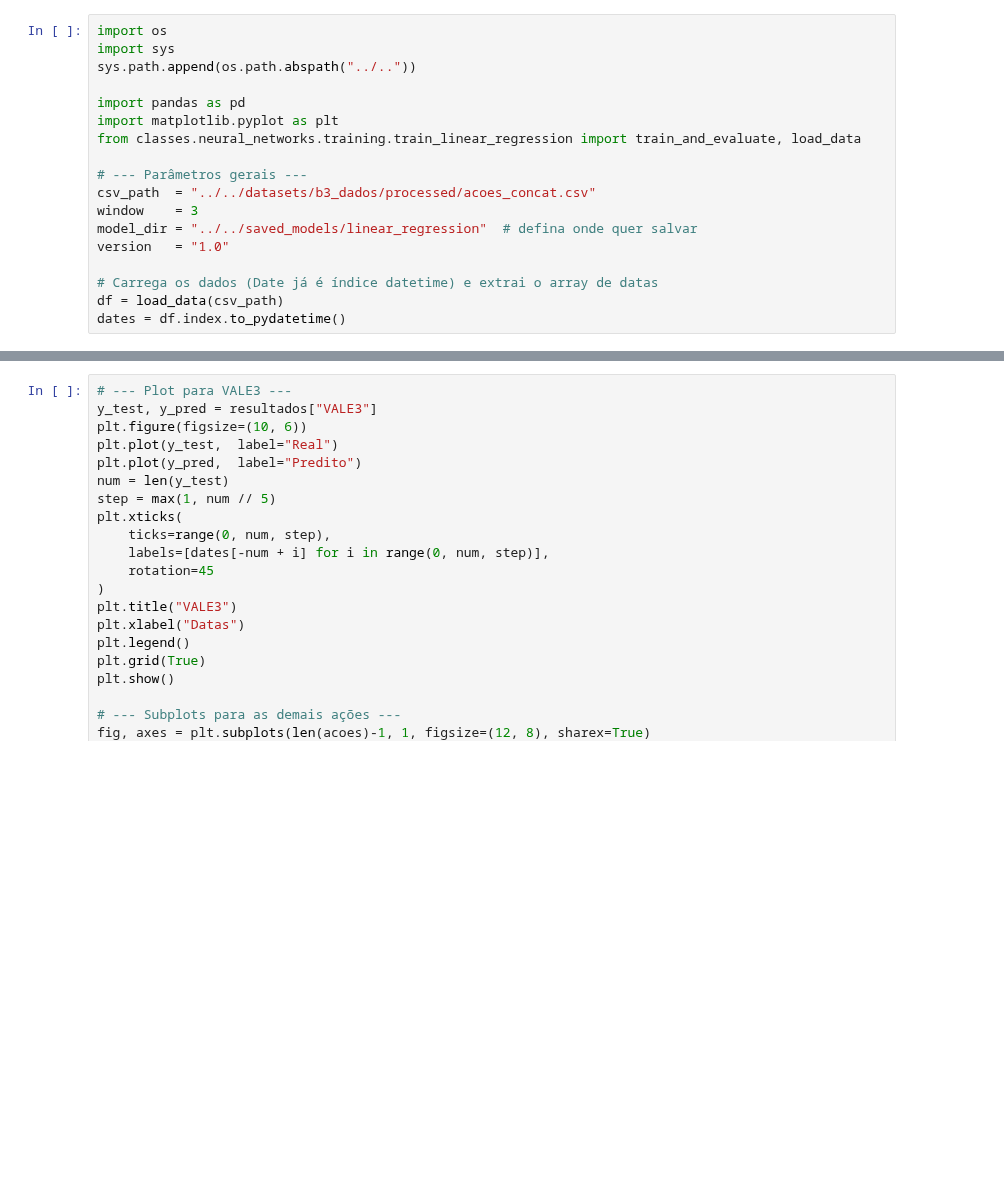
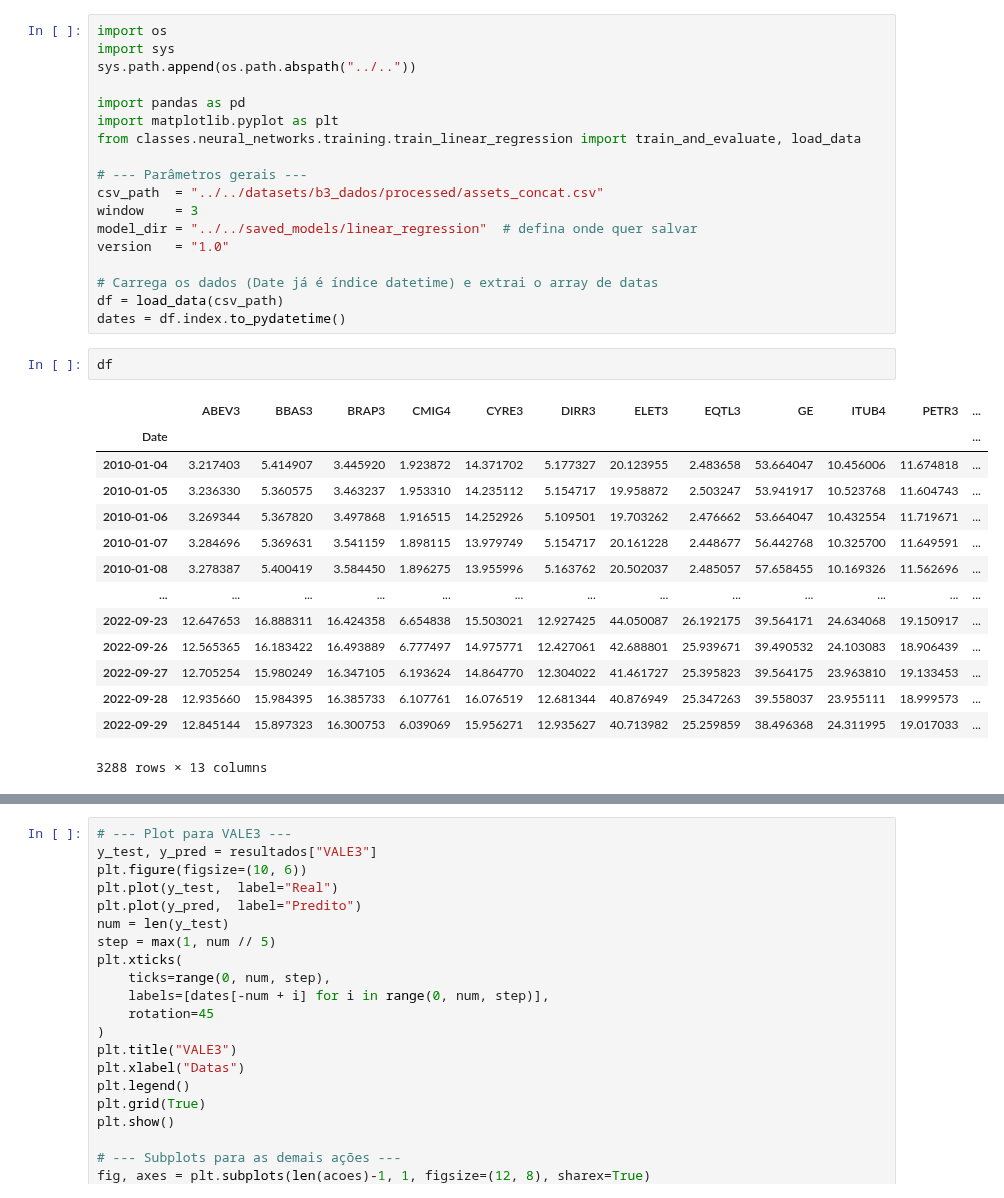
Before and after one commit to diogobrasil/analises-tcc-cripto, a Jupyter notebook: main/notebooks/linear_regression_analysis/linear_regression_analysis.ipynb, the cells around one changed output, grey strips where cells are left out. Cells and saved outputs as stored; diff of their text form; blank space fills up the shorter version.

```diff
--- a/main/notebooks/linear_regression_analysis/linear_regression_analysis.ipynb
+++ b/main/notebooks/linear_regression_analysis/linear_regression_analysis.ipynb
@@ -8,7 +8,7 @@ import matplotlib.pyplot as plt
 from classes.neural_networks.training.train_linear_regression import train_and_evaluate, load_data
 
 # --- Parâmetros gerais ---
-csv_path  = "../../datasets/b3_dados/processed/acoes_concat.csv"
+csv_path  = "../../datasets/b3_dados/processed/assets_concat.csv"
 window    = 3
 model_dir = "../../saved_models/linear_regression"  # defina onde quer salvar
 version   = "1.0"
@@ -16,6 +16,23 @@ version   = "1.0"
 # Carrega os dados (Date já é índice datetime) e extrai o array de datas
 df = load_data(csv_path)
 dates = df.index.to_pydatetime()
+# %%
+df
+# %% [output]
+|  | ABEV3 | BBAS3 | BRAP3 | CMIG4 | CYRE3 | DIRR3 | ELET3 | EQTL3 | GE | ITUB4 | PETR3 | ... |
+| Date |  |  |  |  |  |  |  |  |  |  |  | ... |
+| 2010-01-04 | 3.217403 | 5.414907 | 3.445920 | 1.923872 | 14.371702 | 5.177327 | 20.123955 | 2.483658 | 53.664047 | 10.456006 | 11.674818 | ... |
+| 2010-01-05 | 3.236330 | 5.360575 | 3.463237 | 1.953310 | 14.235112 | 5.154717 | 19.958872 | 2.503247 | 53.941917 | 10.523768 | 11.604743 | ... |
+| 2010-01-06 | 3.269344 | 5.367820 | 3.497868 | 1.916515 | 14.252926 | 5.109501 | 19.703262 | 2.476662 | 53.664047 | 10.432554 | 11.719671 | ... |
+| 2010-01-07 | 3.284696 | 5.369631 | 3.541159 | 1.898115 | 13.979749 | 5.154717 | 20.161228 | 2.448677 | 56.442768 | 10.325700 | 11.649591 | ... |
+| 2010-01-08 | 3.278387 | 5.400419 | 3.584450 | 1.896275 | 13.955996 | 5.163762 | 20.502037 | 2.485057 | 57.658455 | 10.169326 | 11.562696 | ... |
+| ... | ... | ... | ... | ... | ... | ... | ... | ... | ... | ... | ... | ... |
+| 2022-09-23 | 12.647653 | 16.888311 | 16.424358 | 6.654838 | 15.503021 | 12.927425 | 44.050087 | 26.192175 | 39.564171 | 24.634068 | 19.150917 | ... |
+| 2022-09-26 | 12.565365 | 16.183422 | 16.493889 | 6.777497 | 14.975771 | 12.427061 | 42.688801 | 25.939671 | 39.490532 | 24.103083 | 18.906439 | ... |
+| 2022-09-27 | 12.705254 | 15.980249 | 16.347105 | 6.193624 | 14.864770 | 12.304022 | 41.461727 | 25.395823 | 39.564175 | 23.963810 | 19.133453 | ... |
+| 2022-09-28 | 12.935660 | 15.984395 | 16.385733 | 6.107761 | 16.076519 | 12.681344 | 40.876949 | 25.347263 | 39.558037 | 23.955111 | 18.999573 | ... |
+| 2022-09-29 | 12.845144 | 15.897323 | 16.300753 | 6.039069 | 15.956271 | 12.935627 | 40.713982 | 25.259859 | 38.496368 | 24.311995 | 19.017033 | ... |
+3288 rows × 13 columns
 # %%
 # Lista de alvos
 
```
Also changed, not shown: parts of 1 cell of this notebook, 7 other files.
